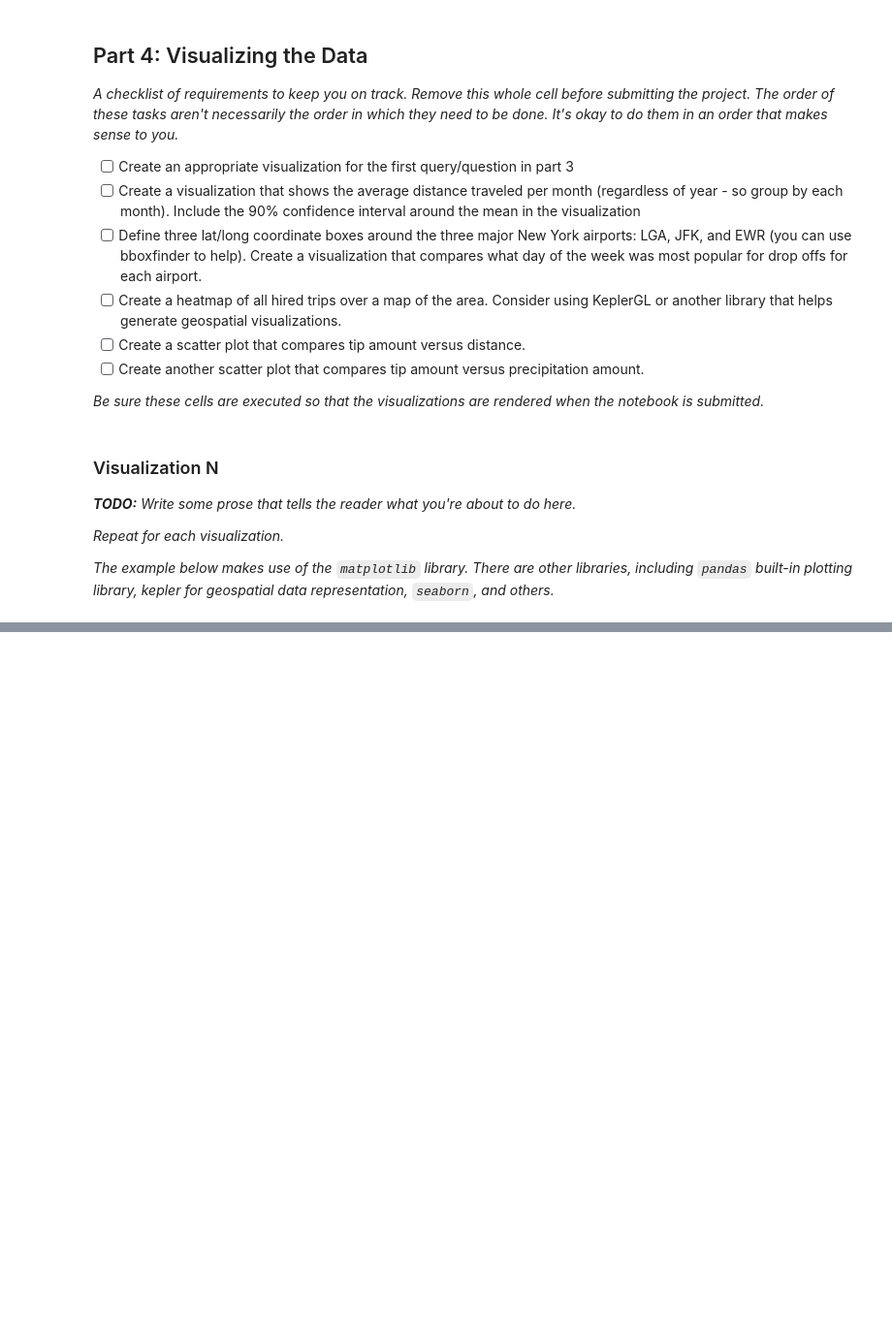
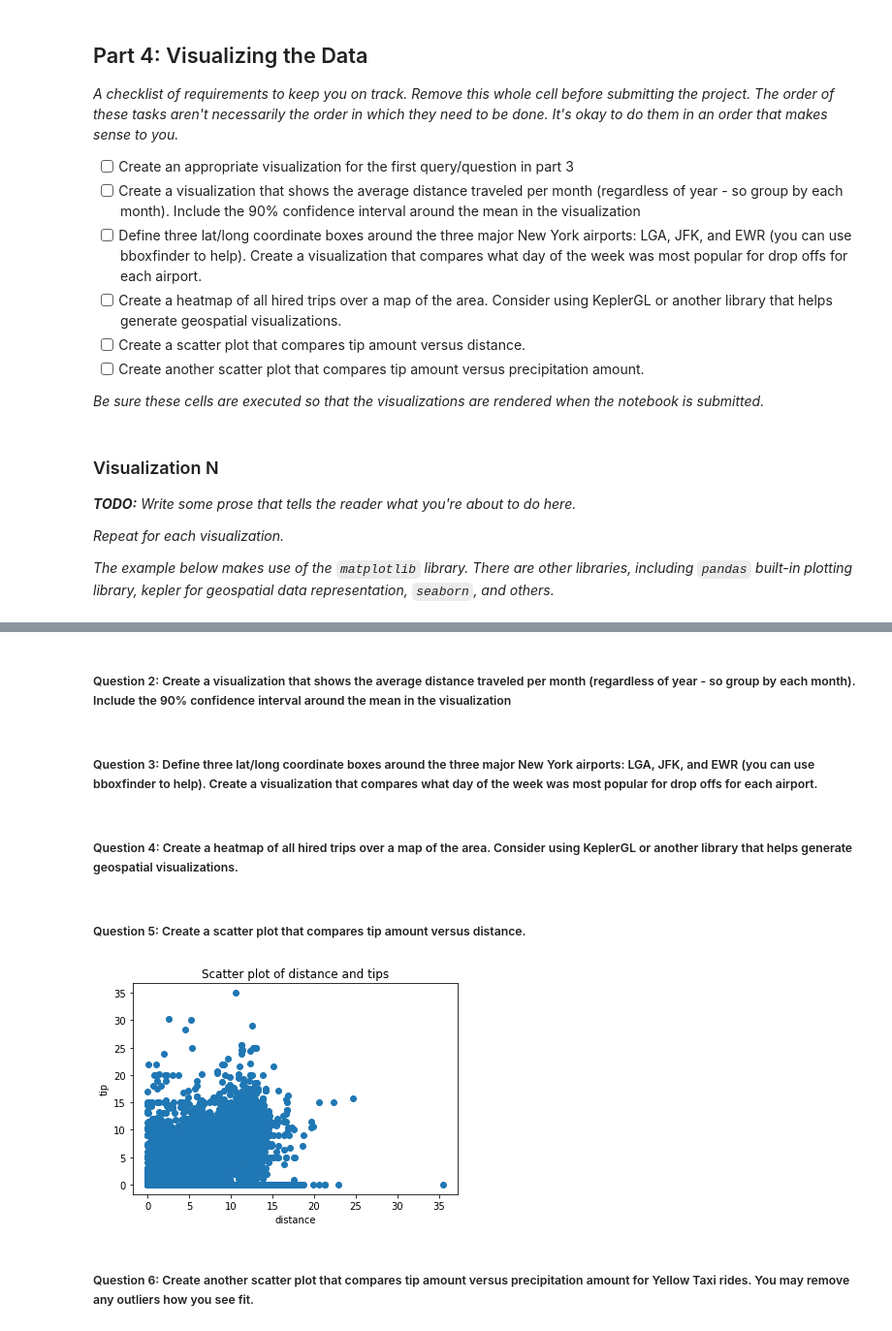
Before and after one commit to WeijianShi/4501-Project, a Jupyter notebook: WS & SJ final project.ipynb, the cells around one changed output, grey strips where cells are left out. Shown at 97% size. Drawn from its saved outputs; the diff is of its cells as text; code cells hidden in the pictures; blank space fills up the shorter version.

```diff
--- a/WS & SJ final project.ipynb
+++ b/WS & SJ final project.ipynb
@@ -1209,0 +897,30 @@ result = {'2009-01': Index(['vendor_name', 'Trip_Pickup_DateTime', 'Trip_Dropoff
+# %% [markdown]
+##### Question 2: Create a visualization that shows the average distance traveled per month (regardless of year - so group by each month). Include the 90% confidence interval around the mean in the visualization
+# %% [markdown]
+##### Question 3: Define three lat/long coordinate boxes around the three major New York airports: LGA, JFK, and EWR (you can use bboxfinder to help). Create a visualization that compares what day of the week was most popular for drop offs for each airport.
+# %% [markdown]
+##### Question 4: Create a heatmap of all hired trips over a map of the area. Consider using KeplerGL or another library that helps generate geospatial visualizations.
+# %% [markdown]
+##### Question 5: Create a scatter plot that compares tip amount versus distance.
+# %%
+
+def plot_visual_5():
+    #within the query below, outliers (like more than 40 tips has been eliminated to better indicate the correlation between distance and tips)
+    QUERY = """
+    SELECT distance, tip_amount FROM taxi where tip_amount < 40
+    """
+    result5 = db.execute(QUERY).fetchall() #the tuple containing the hour and number of rides
+
+    distance = [ele[0] for ele in result5]
+    tip = [ele[1] for ele in result5]
+    fig, ax = matplotlib.pyplot.subplots()
+    ax.set_title('Scatter plot of distance and tips')
+    ax.set_xlabel('distance')
+    ax.set_ylabel('tip')
+    ax.scatter(distance,tip)
+# %%
+plot_visual_5()
+# %% [output]
+[figure, added]
+# %% [markdown]
+##### Question 6: Create another scatter plot that compares tip amount versus precipitation amount for Yellow Taxi rides. You may remove any outliers how you see fit.
```
Also changed, not shown: parts of 54 cells of this notebook, 3 other files.
